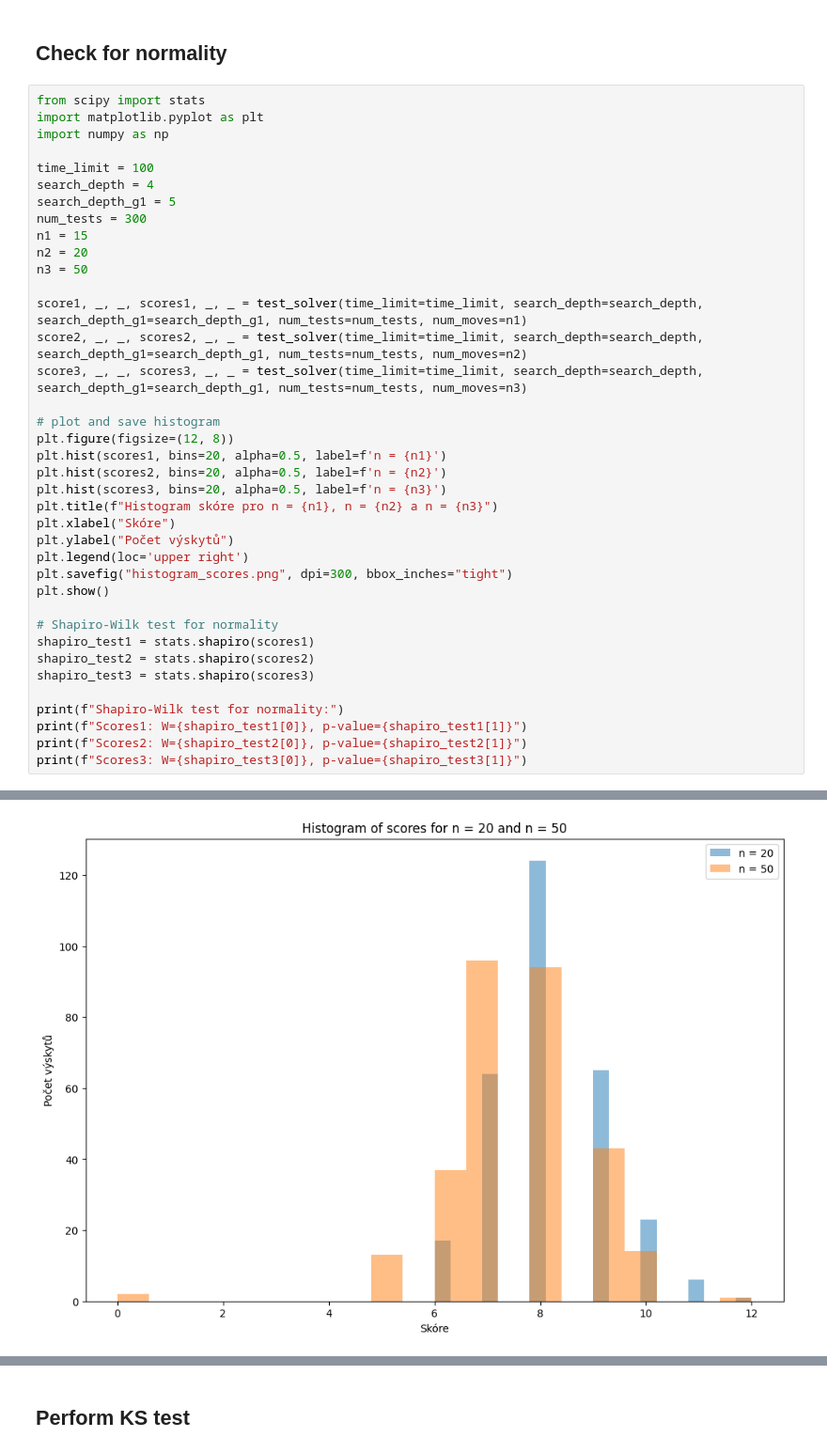
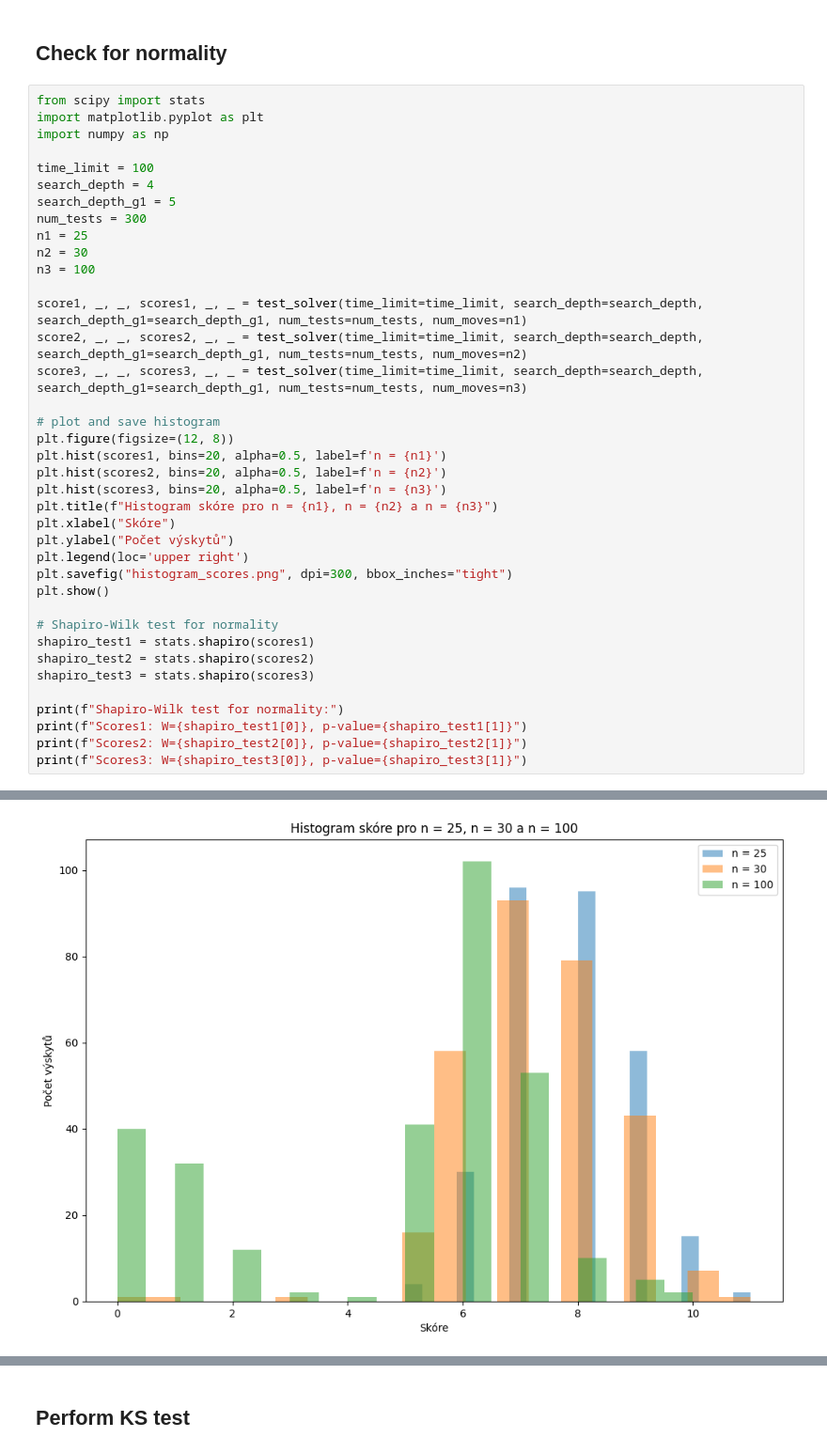
Before and after one commit to Reblexis/rubik-solver, a Jupyter notebook: src/statistics/tests.ipynb, the cells around one changed output, grey strips where cells are left out. Shown at 94% size. Cells and saved outputs as stored; diff of their text form.

```diff
--- a/src/statistics/tests.ipynb
+++ b/src/statistics/tests.ipynb
@@ -71,9 +70,9 @@ time_limit = 100
 search_depth = 4
 search_depth_g1 = 5
 num_tests = 300
-n1 = 15
-n2 = 20
-n3 = 50
+n1 = 25
+n2 = 30
+n3 = 100
 
 score1, _, _, scores1, _, _ = test_solver(time_limit=time_limit, search_depth=search_depth, search_depth_g1=search_depth_g1, num_tests=num_tests, num_moves=n1)
 score2, _, _, scores2, _, _ = test_solver(time_limit=time_limit, search_depth=search_depth, search_depth_g1=search_depth_g1, num_tests=num_tests, num_moves=n2)
@@ -121,2 +120,2 @@ Best solution: ['U2', 'F2', 'RP', 'D', 'L2', 'B', 'L', 'B'], score: 12.0
-[figure, old version]
+[figure, new version]
 Shapiro-Wilk test for normality:
```
Also changed, not shown: parts of 3 cells of this notebook, 2 other files.
